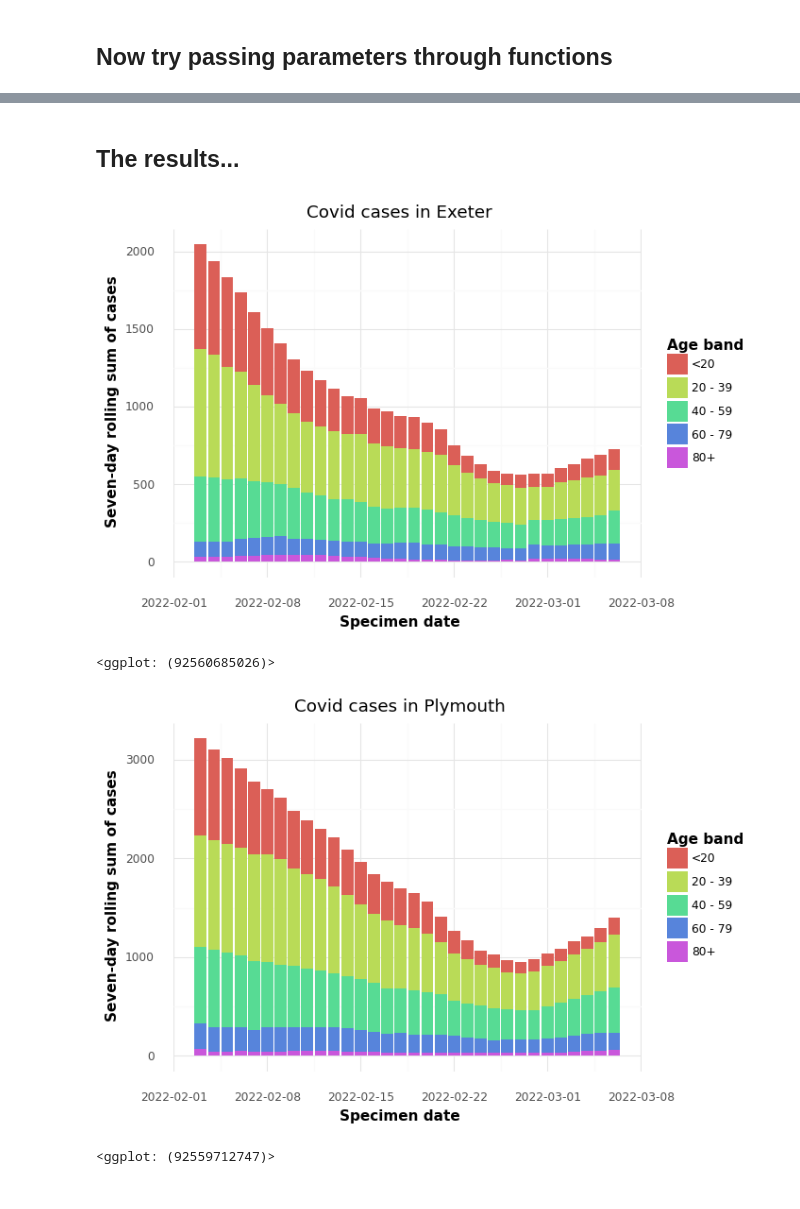
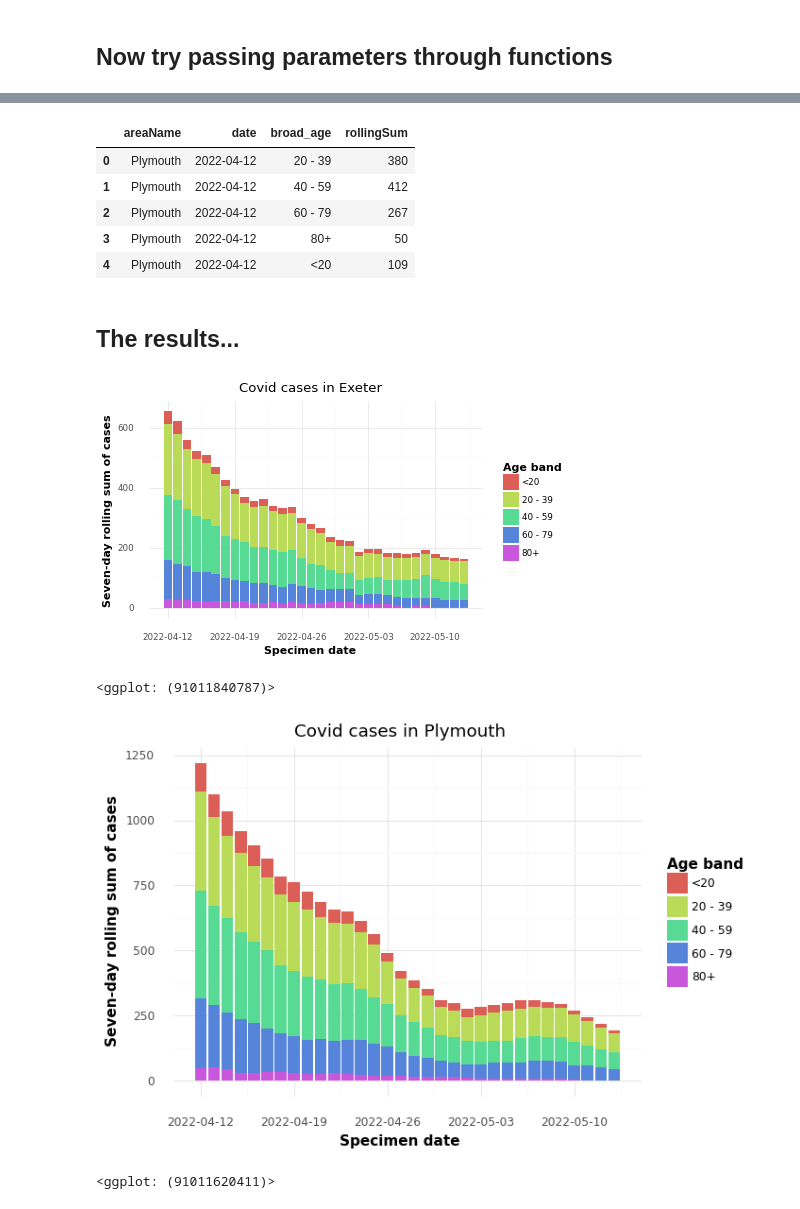
Before and after one commit to shanej90/covid_exe_plym, a Jupyter notebook: covid_data.ipynb, the cells around one changed output, grey strips where cells are left out. Saved outputs shown, nothing was run; the diff lists cells and outputs as text; code cells hidden in the pictures.

```diff
--- a/covid_data.ipynb
+++ b/covid_data.ipynb
@@ -37,11 +37,13 @@ def get_covid_api_json_data(area_type, area_code, measure):
     response_json = response.json()
 
     #convert to df
-    return pd.json_normalize(
+    df = pd.json_normalize(
         response_json["body"],
         record_path = [measure],
         meta = ["areaCode", "areaType", "areaName", "date", "metric"]
     )
+
+    return df
 # %% [markdown]
 ### Processing the data
 # %%
@@ -151,0 +118,9 @@ plym_grouped.head(5)
+# %%
+#enter area codes for exeter and plymouth
+area_codes = ["E07000041", "E06000026"]
+
+#and now get the data for exeter and plymouth
+raw_data = [get_covid_api_json_data("ltla", a, "newCasesBySpecimenDateAgeDemographics") for a in area_codes]
+
+#check to see it looks right
+raw_data[0].head(5)
@@ -152,15 +134,28 @@ plym_grouped.head(5)
+# %%
+#now summarise the data
+grouped_data = [group_by_broad_age_bands(d) for d in raw_data]
+
+#have a look
+grouped_data[1].head(5)
+# %% [output]
+|  | areaName | date | broad_age | rollingSum |
+| 0 | Plymouth | 2022-04-12 | 20 - 39 | 380 |
+| 1 | Plymouth | 2022-04-12 | 40 - 59 | 412 |
+| 2 | Plymouth | 2022-04-12 | 60 - 79 | 267 |
+| 3 | Plymouth | 2022-04-12 | 80+ | 50 |
+| 4 | Plymouth | 2022-04-12 | <20 | 109 |
 # %% [markdown]
 ## The results...
 # %%
 #stacked bar plot of cases over time - exeter
 
-plot_covid_data(exe_grouped)
+plot_covid_data(grouped_data[0])
 # %% [output]
-[figure, old version]
+[figure, new version]
-<ggplot: (92560685026)>
+<ggplot: (91011840787)>
 # %%
 #now try plymouth - first get the data
-plot_covid_data(plym_grouped)
+plot_covid_data(grouped_data[1])
 # %% [output]
-[figure, old version]
+[figure, new version]
-<ggplot: (92559712747)>
+<ggplot: (91011620411)>
```
Also changed, not shown: parts of 3 cells of this notebook.
